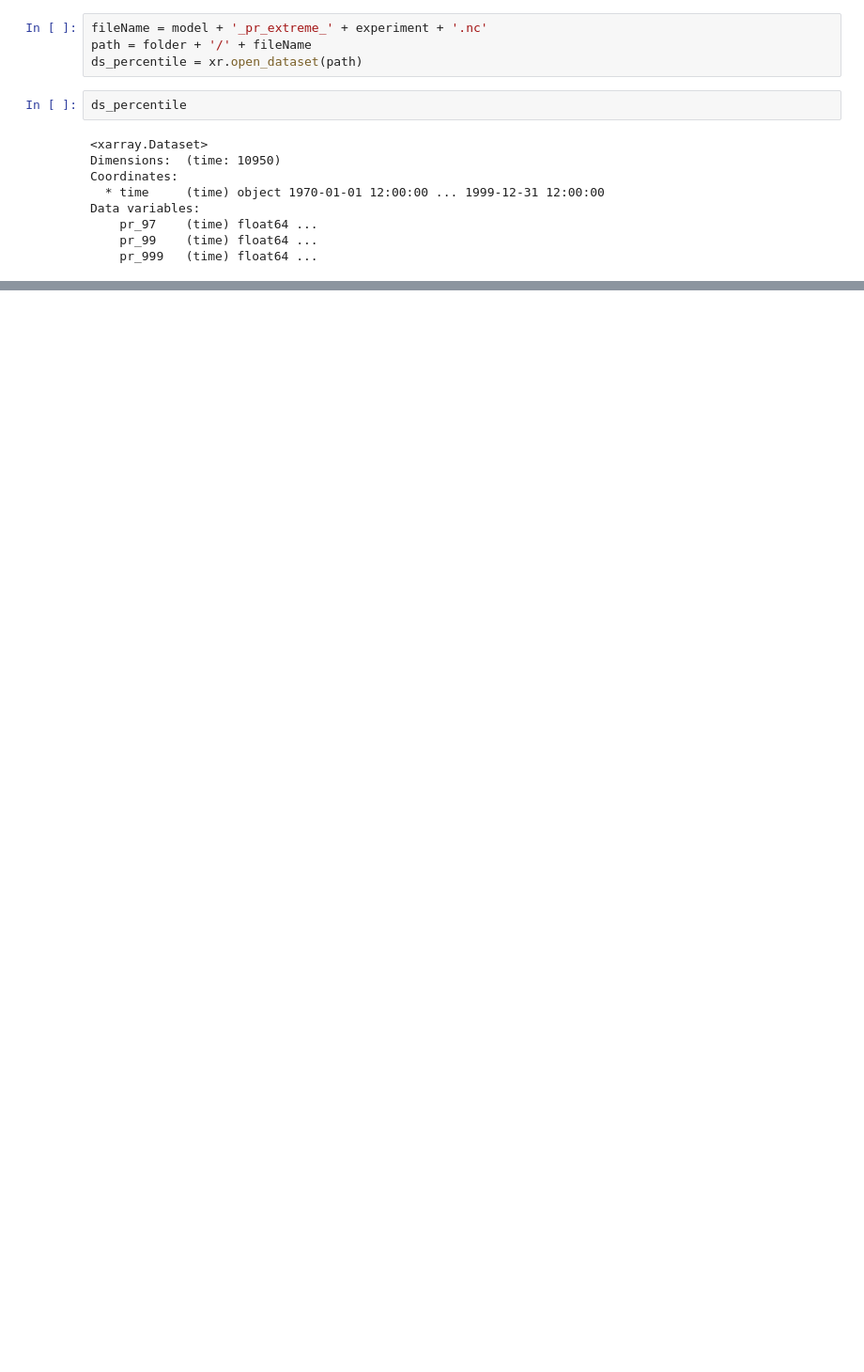
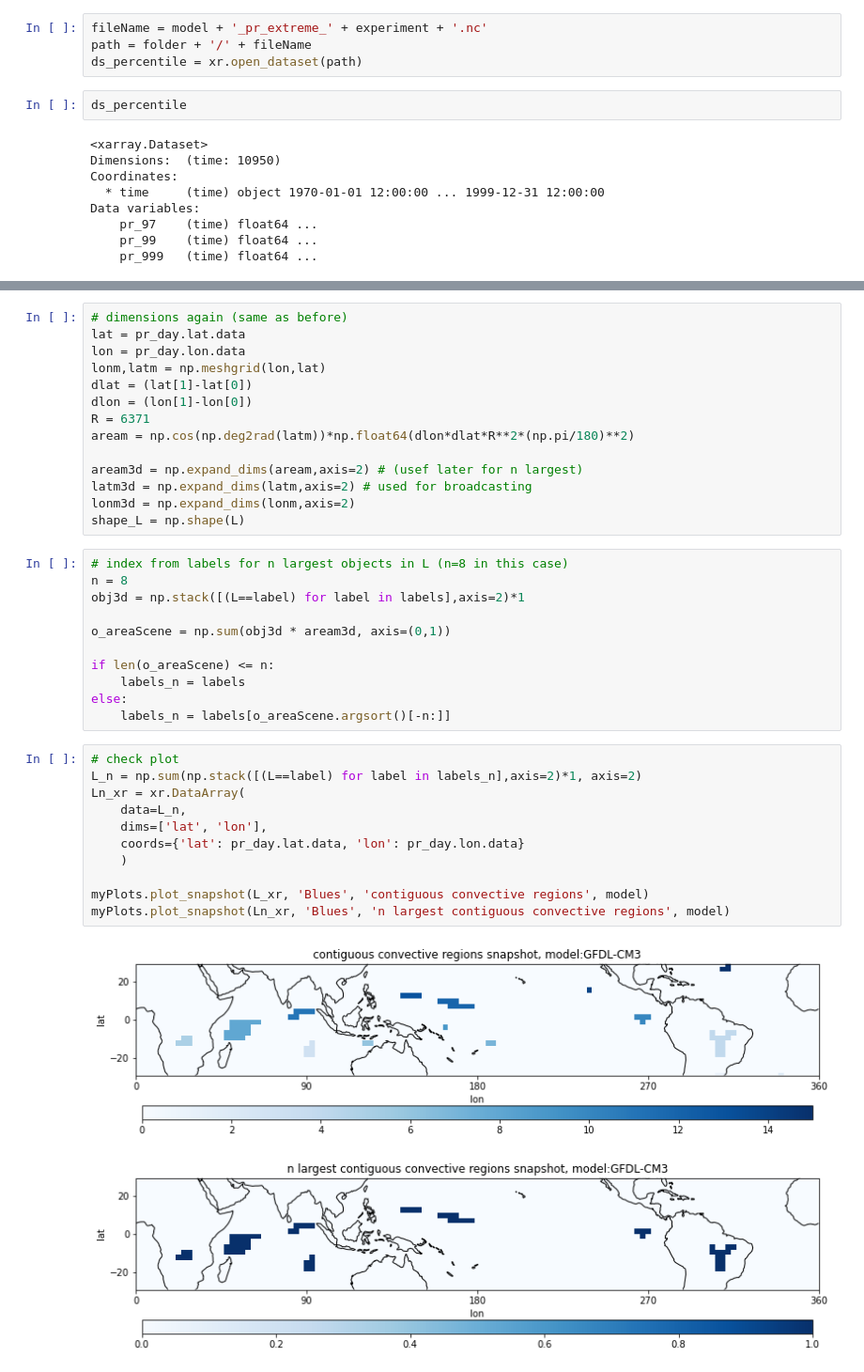
Before and after one commit to PBlackberg/phd, a Jupyter notebook: cmip5_scripts/example_rome.ipynb, the cells around one changed output, grey strips where cells are left out. Shown at 94% size. Drawn from its saved outputs; the diff is of its cells as text; blank space fills up the shorter version.

```diff
--- a/cmip5_scripts/example_rome.ipynb
+++ b/cmip5_scripts/example_rome.ipynb
@@ -312,0 +366,39 @@ ROME_n = np.mean(ROME_allPairs)
+# %%
+# dimensions again (same as before)
+lat = pr_day.lat.data
+lon = pr_day.lon.data
+lonm,latm = np.meshgrid(lon,lat)
+dlat = (lat[1]-lat[0])
+dlon = (lon[1]-lon[0])
+R = 6371
+aream = np.cos(np.deg2rad(latm))*np.float64(dlon*dlat*R**2*(np.pi/180)**2)
+
+aream3d = np.expand_dims(aream,axis=2) # (usef later for n largest)
+latm3d = np.expand_dims(latm,axis=2) # used for broadcasting
+lonm3d = np.expand_dims(lonm,axis=2)
+shape_L = np.shape(L)
+# %%
+# index from labels for n largest objects in L (n=8 in this case)
+n = 8
+obj3d = np.stack([(L==label) for label in labels],axis=2)*1
+
+o_areaScene = np.sum(obj3d * aream3d, axis=(0,1))
+
+if len(o_areaScene) <= n:
+    labels_n = labels
+else:
+    labels_n = labels[o_areaScene.argsort()[-n:]]
+# %%
+# check plot
+L_n = np.sum(np.stack([(L==label) for label in labels_n],axis=2)*1, axis=2)
+Ln_xr = xr.DataArray(
+    data=L_n,
+    dims=['lat', 'lon'],
+    coords={'lat': pr_day.lat.data, 'lon': pr_day.lon.data}
+    )
+
+myPlots.plot_snapshot(L_xr, 'Blues', 'contiguous convective regions', model)
+myPlots.plot_snapshot(Ln_xr, 'Blues', 'n largest contiguous convective regions', model)
+# %% [output]
+[figure, added]
+[figure, added]
```
Also changed, not shown: parts of 59 cells of this notebook, 20 other files.
